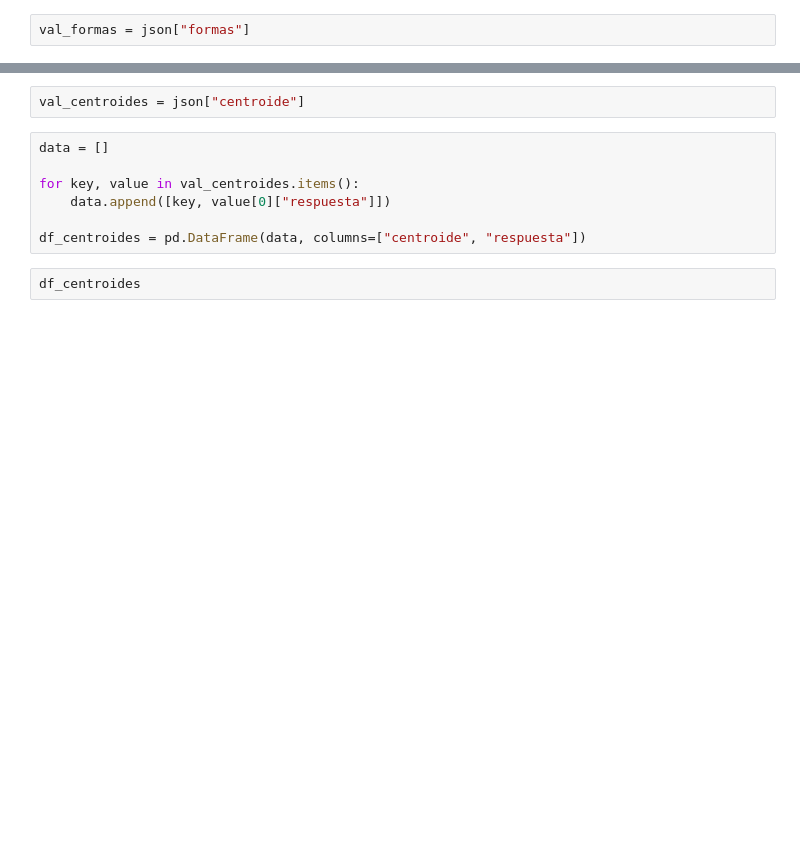
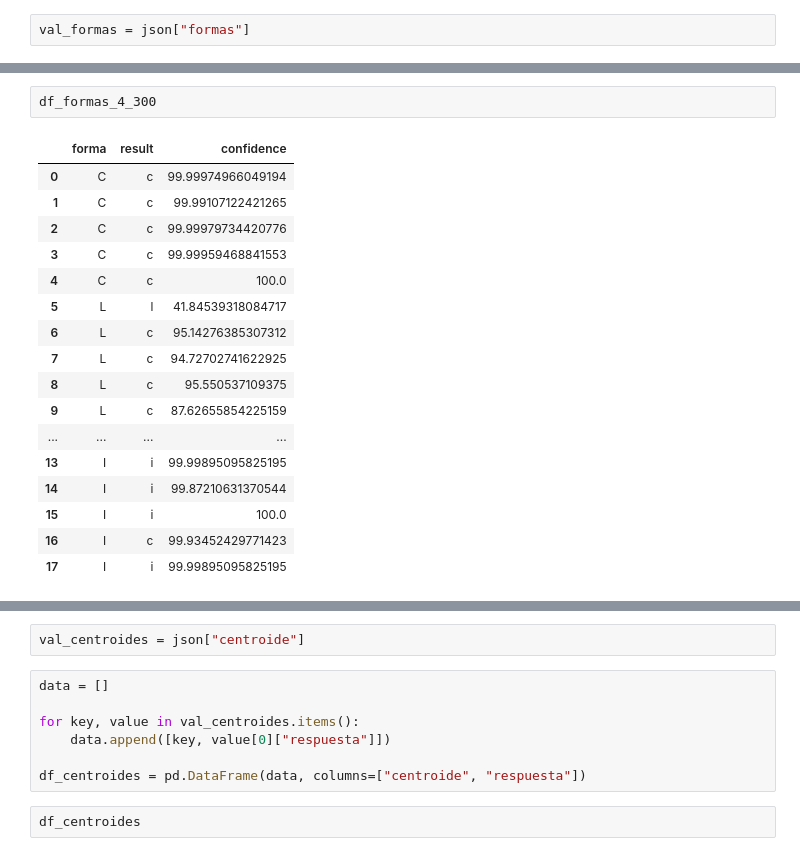
Before and after one commit to stevenaraujo98/integracion_pcl, a Jupyter notebook: get_res.ipynb, the cells around one changed output, grey strips where cells are left out. Saved outputs shown, nothing was run; the diff lists cells and outputs as text; blank space fills up the shorter version.

```diff
--- a/get_res.ipynb
+++ b/get_res.ipynb
@@ -73,0 +115,20 @@ df_formas_3_400
+# %%
+df_formas_4_300
+# %% [output]
+|  | forma | result | confidence |
+| 0 | C | c | 99.99974966049194 |
+| 1 | C | c | 99.99107122421265 |
+| 2 | C | c | 99.99979734420776 |
+| 3 | C | c | 99.99959468841553 |
+| 4 | C | c | 100.0 |
+| 5 | L | l | 41.84539318084717 |
+| 6 | L | c | 95.14276385307312 |
+| 7 | L | c | 94.72702741622925 |
+| 8 | L | c | 95.550537109375 |
+| 9 | L | c | 87.62655854225159 |
+| ... | ... | ... | ... |
+| 13 | I | i | 99.99895095825195 |
+| 14 | I | i | 99.87210631370544 |
+| 15 | I | i | 100.0 |
+| 16 | I | c | 99.93452429771423 |
+| 17 | I | i | 99.99895095825195 |
```
Also changed, not shown: parts of 22 cells of this notebook, 6 other files.
